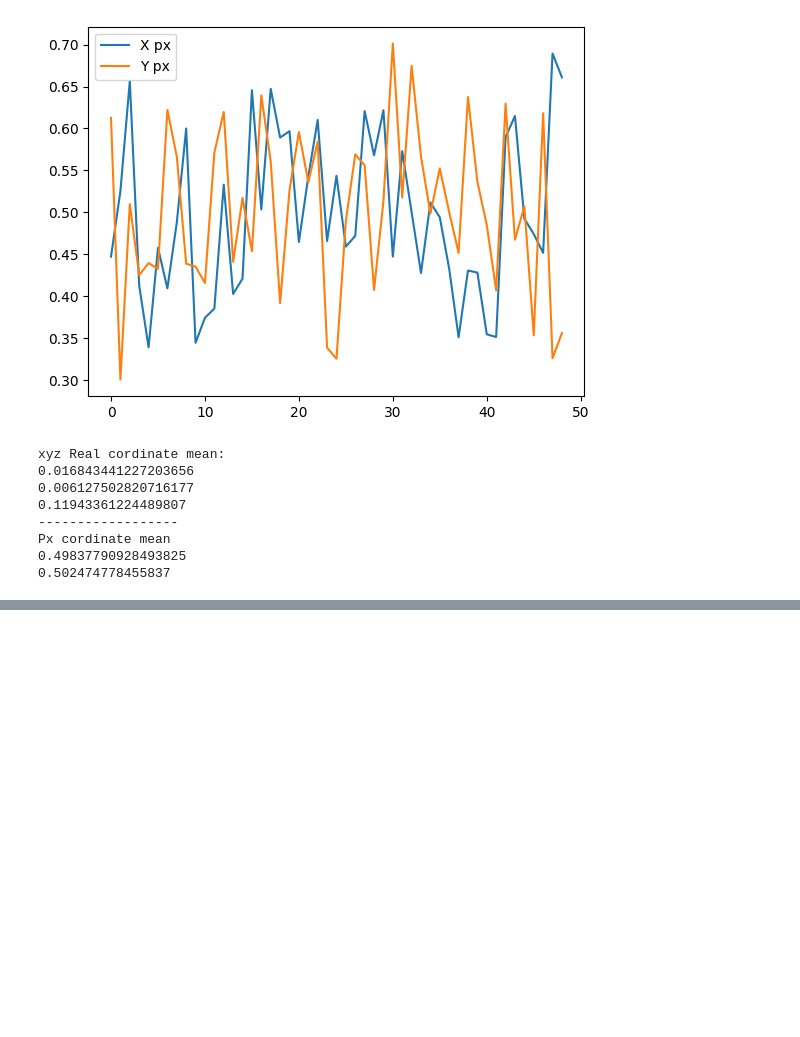
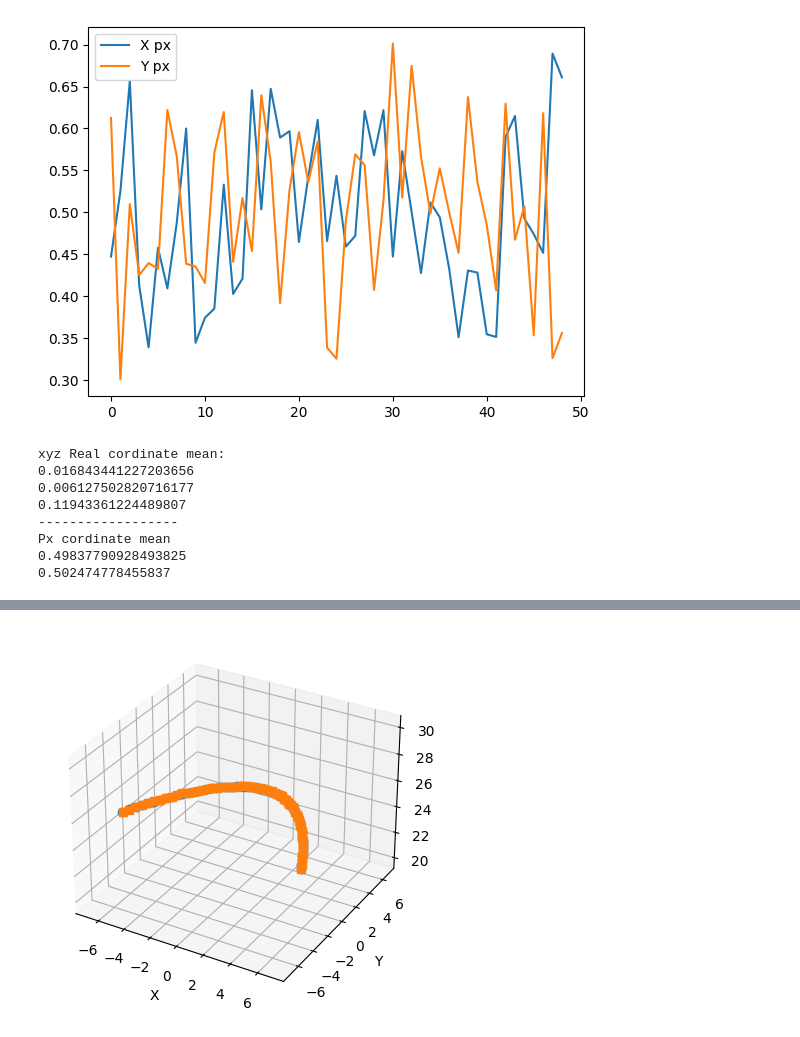
Before and after one commit to Cyber1derer/BallDetector, a Jupyter notebook: analysis/ProjectPointEstimation.ipynb, the cells around one changed output, grey strips where cells are left out. Saved outputs shown, nothing was run; the diff lists cells and outputs as text; code cells hidden in the pictures; blank space fills up the shorter version.

```diff
--- a/analysis/ProjectPointEstimation.ipynb
+++ b/analysis/ProjectPointEstimation.ipynb
@@ -537,0 +261,31 @@ print (NormX)
+# %%
+
+# Define the data points
+x_blender = BlenderCord63SobelOffset[:,0] # x-coordinates of the points
+y_blender = BlenderCord63SobelOffset[:,1] # y-coordinates of the points
+z_blender = BlenderCord63SobelOffset[:,2] # z-coordinates of the points
+
+x_find = FindCord63SobelOffset[:,0] # x-coordinates of the points
+y_find = FindCord63SobelOffset[:,1] # y-coordinates of the points
+z_find = FindCord63SobelOffset[:,2] # z-coordinates of the points
+# Create a 3D plot
+fig = plt.figure()
+ax = fig.add_subplot(111, projection='3d')
+ax.plot(x_blender, y_blender, z_blender, '-o')
+
+ax.plot(x_find, y_find, z_find, "-s")
+# Set the axis labels
+ax.set_xlabel('X')
+ax.set_ylabel('Y')
+ax.set_zlabel('Z')
+
+# Set the x and y limits
+plt.axis('equal')
+
+
+# Rotate the plot
+#ax.view_init(elev=90, azim=-90)
+# Show the plot
+plt.show()
+# %% [output]
+[figure, added]
```
Also changed, not shown: parts of 18 cells of this notebook, 6 other files.
